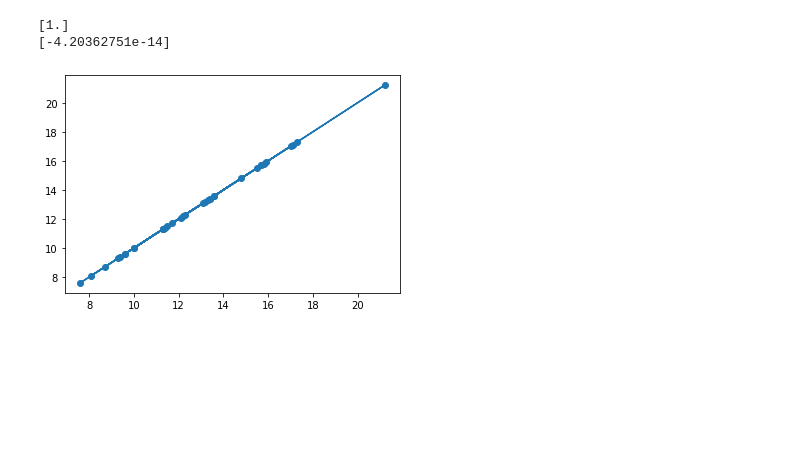
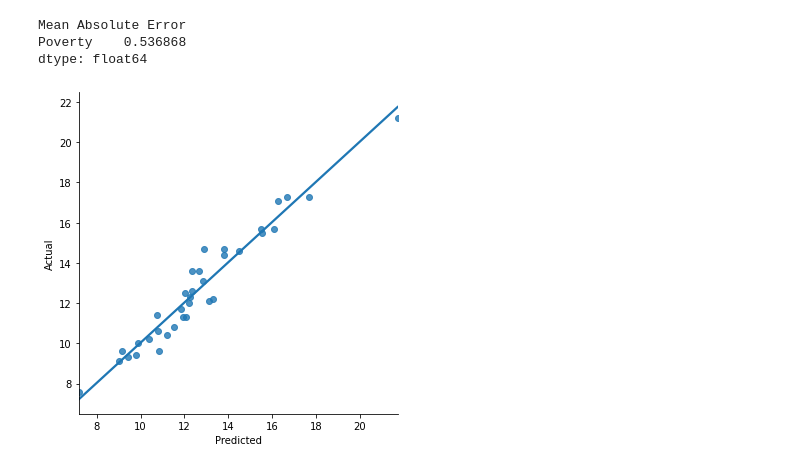
Before and after one commit to thistleknot/python-ml, a Jupyter notebook: code/Elastic and Sequential Comparisons.ipynb, the cells around one changed output. Cells and saved outputs as stored; diff of their text form; code cells hidden in the pictures; blank space fills up the shorter version.

Commit message:
Update Elastic and Sequential Comparisons.ipynb
yeo box cox
interactions
added pca

```diff
--- a/code/Elastic and Sequential Comparisons.ipynb
+++ b/code/Elastic and Sequential Comparisons.ipynb
@@ -192,8 +191,8 @@ for f in features:
     EN_CV = ElasticNetCV(l1_ratio=l1s, alphas=alphas, cv=cv, n_jobs=-1)
     # fit model
 
-    X_subset = pd.DataFrame(x_train_inter_scaled[list(np.asarray(f))])
-    y_ = y_train_scaled
+    X_subset = pd.DataFrame(x_train_inter[list(np.asarray(f))])
+    y_ = pt_y_train
     EN_CV.fit(X_subset, y_)
 
     print('alpha: %f' % EN_CV.alpha_)
@@ -275,6 +226,6 @@ model_ss = LinearRegression()
 model_ep = ElasticNet(alpha=parse['alpha'], l1_ratio=parse['lambda'])
 model_eb = ElasticNet(alpha=best['alpha'], l1_ratio=best['lambda'])
 
-model_ss.fit(x_train_inter_scaled[ss_sortedFeatures], y_train_scaled)
-model_ep.fit(x_train_inter_scaled[parse['features']],y_train_scaled)
-model_eb.fit(x_train_inter_scaled[best['features']],y_train_scaled)
+model_ss.fit(x_train_inter[ss_sortedFeatures], pt_y_train)
+model_ep.fit(x_train_inter[parse['features']],pt_y_train)
+model_eb.fit(x_train_inter[best['features']],pt_y_train)
@@ -288 +243,5 @@ zca_data.index = x_train_inter_scaled.index
+# %%
+pca_X_train = PCA(n_components=0.99, svd_solver='full')
+pca_X_train.fit(x_train_inter[ss_sortedFeatures])
+X_pca_train = pd.DataFrame(pca_X_train.transform(x_train_inter[ss_sortedFeatures]),index = x_train_inter.index)
 # %%
@@ -311,12 +264,13 @@ zca_data.pcorr()
 # %%
 #model = sklearn.linear_model.LinearRegression()
-data_set_wConstant = statsmodels.tools.tools.add_constant(zca_data)
+#data_set_wConstant = statsmodels.tools.tools.add_constant(zca_data)
+data_set_wConstant = statsmodels.tools.tools.add_constant(X_pca_train)
 #y_ = data_set_wConstant[target]
-X_trainwConstant = data_set_wConstant[data_set_wConstant.columns.drop(target)]
+#data_set_wConstant = data_set_wConstant[data_set_wConstant.columns.drop(target)]
 #results = model.fit(X, y)
-model = sm.OLS(y_train_scaled,X_trainwConstant)
+model = sm.OLS(pt_y_train,data_set_wConstant)
 results = model.fit()
-fitted = results.predict(X_trainwConstant)
+fitted = results.predict(data_set_wConstant)
 results.summary()
 # %% [output]
 OLS Regression Results
@@ -388,11 +341,21 @@ Diagnostic Tests of Regression
 # %%
-plt.scatter(results.fittedvalues*scaler.scale_[0] + scaler.mean_[0], y_train_scaled*scaler.scale_[0] + scaler.mean_[0])
+#
+y_train_original = pd.DataFrame(ss_y_train.inverse_transform(pt_y_train_fit.inverse_transform(pt_y_train)),index=y_train.index,columns=y_train.columns)
+y_train_predicted = pd.DataFrame(ss_y_train.inverse_transform(pt_y_train_fit.inverse_transform(np.array(results.fittedvalues).reshape(-1,1))),index=y_train.index,columns=y_train.columns)
 
-m, b = np.polyfit(results.fittedvalues*scaler.scale_[0] + scaler.mean_[0], y_train_scaled*scaler.scale_[0] + scaler.mean_[0], 1)
-plt.plot(results.fittedvalues*scaler.scale_[0] + scaler.mean_[0], m*results.fittedvalues*scaler.scale_[0] + scaler.mean_[0] + b)
-print(m)
-print(b)
+# summarize prediction
+print("Mean Absolute Error")
+print(mean(absolute(y_train_original-y_train_predicted)))
+
+temp = pd.concat([y_train_predicted,y_train_original],axis=1)
+temp.columns = ['Predicted','Actual']
+
+sns.lmplot(x="Predicted",
+           y="Actual",
+           ci=None,
+           data=temp);
 # %% [output]
-[1.]
-[-4.20362751e-14]
+Mean Absolute Error
+Poverty    0.536868
+dtype: float64
-[figure, old version]
+[figure, new version]
```
Also changed, not shown: parts of 35 cells of this notebook.
